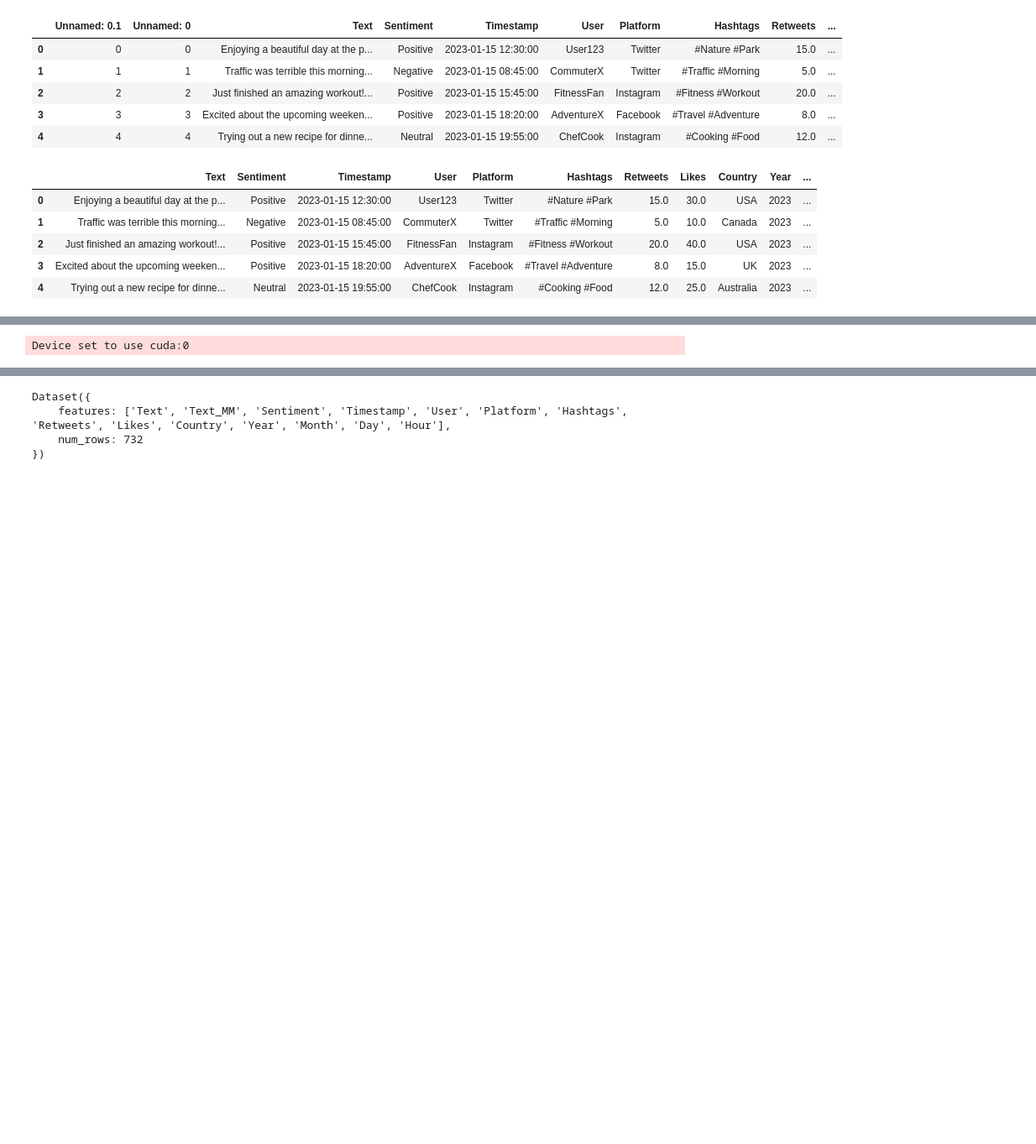
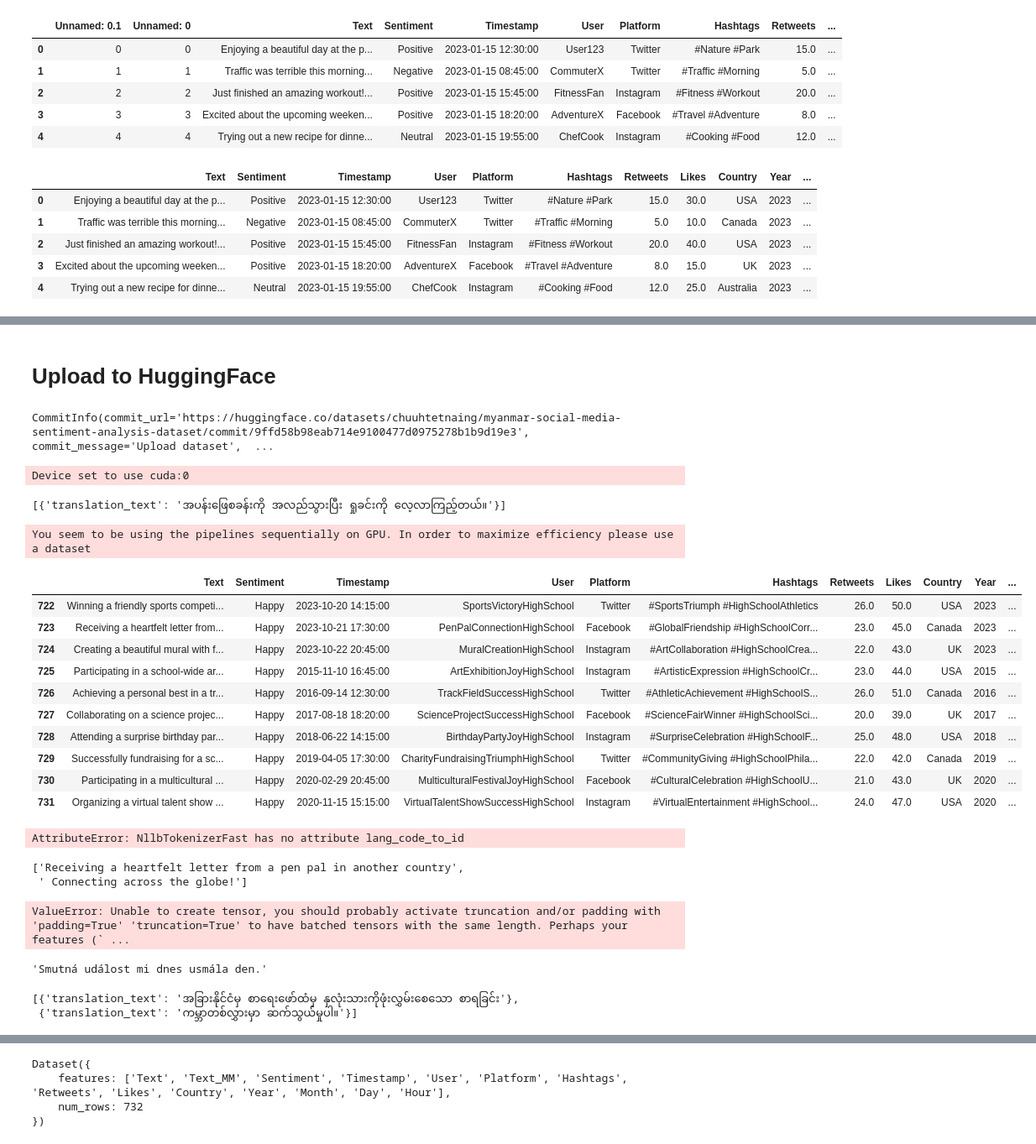
Before and after one commit to chuuhtetnaing/myanmar-language-dataset-collection, a Jupyter notebook: Social Media Sentiment Analysis/synthetic-data-generating.ipynb, the cells around one changed output, grey strips where cells are left out. Shown at 84% size. Saved outputs shown, nothing was run; the diff lists cells and outputs as text; code cells hidden in the pictures; blank space fills up the shorter version.

```diff
--- a/Social Media Sentiment Analysis/synthetic-data-generating.ipynb
+++ b/Social Media Sentiment Analysis/synthetic-data-generating.ipynb
@@ -34,0 +64,8 @@ df.head()
+# %%
+def map_eng_mm(row):
+    myanmar_text = gemini_df[gemini_df["English"] == row["Text"].strip()]['Myanmar']
+    myanmar_text = myanmar_text.drop_duplicates()
+
+    return myanmar_text.item()
+
+df["Text-MM"] = df.apply(map_eng_mm, axis=1)
@@ -34,0 +81,8 @@ df.head()
+# %%
+ordered_columns = ["Text", "Text-MM", "Sentiment", "Timestamp", "User",
+                  "Platform", "Hashtags", "Retweets", "Likes",
+                  "Country", "Year", "Month", "Day", "Hour"]
+
+# Filter to only include columns that actually exist
+ordered_columns = [col for col in ordered_columns if col in df.columns]
+df = df[ordered_columns]
@@ -35,8 +98,19 @@ df.head()
+# %% [markdown]
+# Upload to HuggingFace
+# %%
+ds = Dataset.from_pandas(df)
+ds.push_to_hub("chuuhtetnaing/myanmar-social-media-sentiment-analysis-dataset")
+# %% [output]
+CommitInfo(commit_url='https://huggingface.co/datasets/chuuhtetnaing/myanmar-social-media-sentiment-analysis-dataset/commit/9ffd58b98eab714e9100477d0975278b1b9d19e3', commit_message='Upload dataset',  ...
 # %%
 # Create the pipeline
 pipe = pipeline("translation", model="facebook/nllb-200-3.3B", device=0)  # device=0 for first GPU
 # %% [output]
 Device set to use cuda:0
+# %%
+pipe("Weekend road trip to explore scenic views.", src_lang="eng_Latn", tgt_lang="mya_Mymr")
+# %% [output]
+[{'translation_text': 'အပန်းဖြေစခန်းကို အလည်သွားပြီး ရှုခင်းကို လေ့လာကြည့်တယ်။'}]
 # %%
 dataset = Dataset.from_pandas(df)
 
@@ -46,7 +120,7 @@ def translate_batch(examples):
         examples["Text"],
         src_lang="eng_Latn",
         tgt_lang="mya_Mymr",
-        batch_size=64
+        batch_size=8
     )
     return {
         "Text": examples["Text"],
@@ -70,9 +144,11 @@ def translate_batch(examples):
 translated_dataset = dataset.map(
     translate_batch,
     batched=True,
-    batch_size=64,  # You can adjust this batch size
+    batch_size=8,  # You can adjust this batch size
     remove_columns=dataset.column_names
 )
+# %% [output]
+You seem to be using the pipelines sequentially on GPU. In order to maximize efficiency please use a dataset
 # %%
 ordered_columns = ["Text", "Text_MM", "Sentiment", "Timestamp", "User",
                   "Platform", "Hashtags", "Retweets", "Likes",
@@ -82,3 +158,17 @@ df = translated_dataset.to_pandas()
 # Filter to only include columns that actually exist
 ordered_columns = [col for col in ordered_columns if col in df.columns]
 df = df[ordered_columns]
+# %%
+df.iloc[-10:]
+# %% [output]
+|  | Text | Sentiment | Timestamp | User | Platform | Hashtags | Retweets | Likes | Country | Year | ... |
+| 722 | Winning a friendly sports competi... | Happy | 2023-10-20 14:15:00 | SportsVictoryHighSchool | Twitter | #SportsTriumph #HighSchoolAthletics | 26.0 | 50.0 | USA | 2023 | ... |
+| 723 | Receiving a heartfelt letter from... | Happy | 2023-10-21 17:30:00 | PenPalConnectionHighSchool | Facebook | #GlobalFriendship #HighSchoolCorr... | 23.0 | 45.0 | Canada | 2023 | ... |
+| 724 | Creating a beautiful mural with f... | Happy | 2023-10-22 20:45:00 | MuralCreationHighSchool | Instagram | #ArtCollaboration #HighSchoolCrea... | 22.0 | 43.0 | UK | 2023 | ... |
+| 725 | Participating in a school-wide ar... | Happy | 2015-11-10 16:45:00 | ArtExhibitionJoyHighSchool | Instagram | #ArtisticExpression #HighSchoolCr... | 23.0 | 44.0 | USA | 2015 | ... |
+| 726 | Achieving a personal best in a tr... | Happy | 2016-09-14 12:30:00 | TrackFieldSuccessHighSchool | Twitter | #AthleticAchievement #HighSchoolS... | 26.0 | 51.0 | Canada | 2016 | ... |
+| 727 | Collaborating on a science projec... | Happy | 2017-08-18 18:20:00 | ScienceProjectSuccessHighSchool | Facebook | #ScienceFairWinner #HighSchoolSci... | 20.0 | 39.0 | UK | 2017 | ... |
+| 728 | Attending a surprise birthday par... | Happy | 2018-06-22 14:15:00 | BirthdayPartyJoyHighSchool | Instagram | #SurpriseCelebration #HighSchoolF... | 25.0 | 48.0 | USA | 2018 | ... |
+| 729 | Successfully fundraising for a sc... | Happy | 2019-04-05 17:30:00 | CharityFundraisingTriumphHighSchool | Twitter | #CommunityGiving #HighSchoolPhila... | 22.0 | 42.0 | Canada | 2019 | ... |
+| 730 | Participating in a multicultural ... | Happy | 2020-02-29 20:45:00 | MulticulturalFestivalJoyHighSchool | Facebook | #CulturalCelebration #HighSchoolU... | 21.0 | 43.0 | UK | 2020 | ... |
+| 731 | Organizing a virtual talent show ... | Happy | 2020-11-15 15:15:00 | VirtualTalentShowSuccessHighSchool | Instagram | #VirtualEntertainment #HighSchool... | 24.0 | 47.0 | USA | 2020 | ... |
@@ -84,0 +217,29 @@ df = df[ordered_columns]
+# %%
+translate("An amusing incident brightened up my day!")
+# %% [output]
+AttributeError: NllbTokenizerFast has no attribute lang_code_to_id
+# %%
+article = "Receiving a heartfelt letter from a pen pal in another country. Connecting across the globe!".split(".")
+article
+# %% [output]
+['Receiving a heartfelt letter from a pen pal in another country',
+ ' Connecting across the globe!']
+# %%
+article = "Receiving a heartfelt letter from a pen pal in another country. Connecting across the globe!".split(".")
+inputs = tokenizer(article, return_tensors="pt")
+
+translated_tokens = model.generate(
+    **inputs, forced_bos_token_id=tokenizer.convert_tokens_to_ids("mya_Mymr"), max_length=500
+)
+tokenizer.batch_decode(translated_tokens, skip_special_tokens=True)[0]
+# %% [output]
+ValueError: Unable to create tensor, you should probably activate truncation and/or padding with 'padding=True' 'truncation=True' to have batched tensors with the same length. Perhaps your features (` ...
+# %%
+tokenizer.decode(outputs[0], skip_special_tokens=True)
+# %% [output]
+'Smutná událost mi dnes usmála den.'
+# %%
+pipe("Receiving a heartfelt letter from a pen pal in another country. Connecting across the globe!".split("."), src_lang="eng_Latn", tgt_lang="mya_Mymr")
+# %% [output]
+[{'translation_text': 'အခြားနိုင်ငံမှ စာရေးဖော်ထံမှ နှလုံးသားကိုဖုံးလွှမ်းစေသော စာရခြင်း'},
+ {'translation_text': 'ကမ္ဘာတစ်လွှားမှာ ဆက်သွယ်မှုပါ။'}]
```
Also changed, not shown: parts of 24 cells of this notebook.
